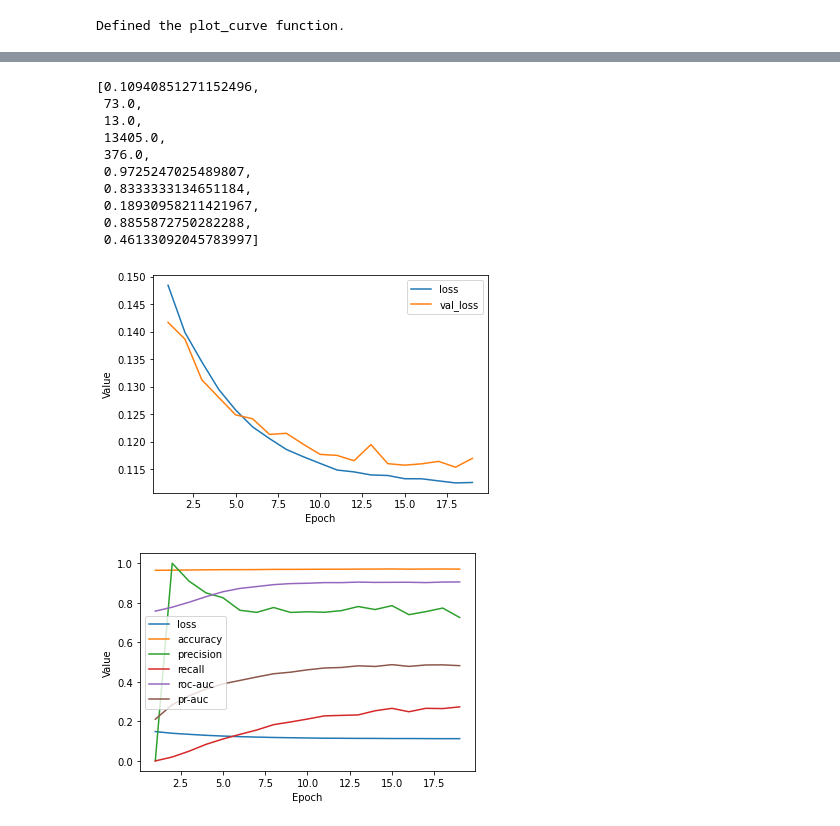
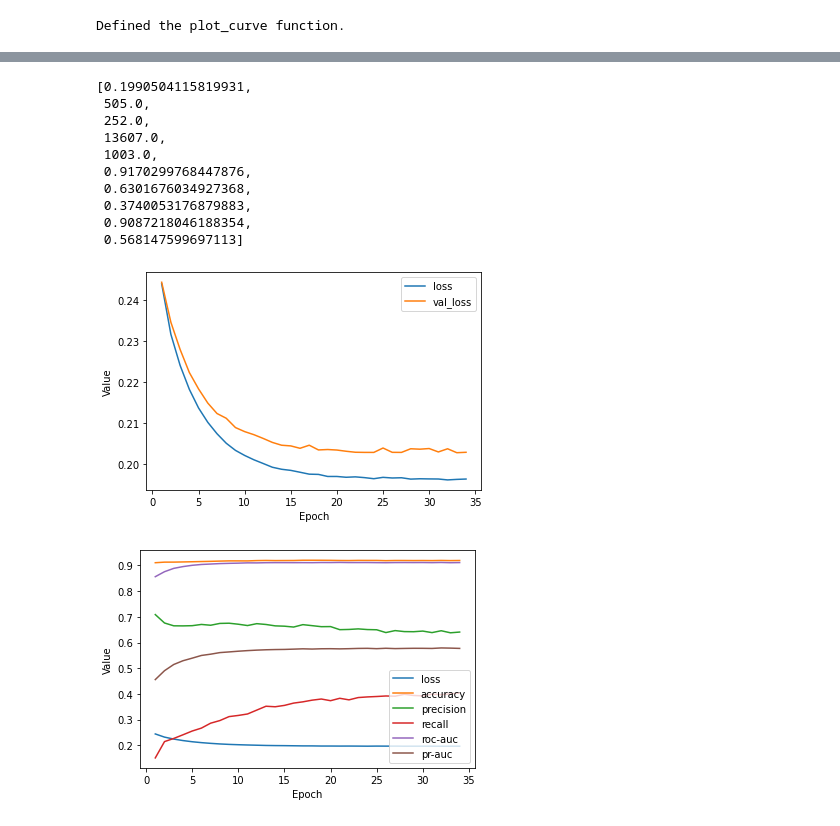
Before and after one commit to Bombbird2001/Windshear-Predictor, a Jupyter notebook: windshear_predictor.ipynb, the cells around one changed output, grey strips where cells are left out. Cells and saved outputs as stored; diff of their text form; code cells hidden in the pictures.

Commit message:
Added model results

```diff
--- a/windshear_predictor.ipynb
+++ b/windshear_predictor.ipynb
@@ -40,7 +40,7 @@ from matplotlib import pyplot as plt
 pd.options.display.max_rows = 10
 pd.options.display.float_format = "{:.2f}".format
 # %%
-airport = "RCSS"
+airport = "RCTP"
 
 train_df = pd.read_csv(airport + "/" + airport + "_train.csv")
 test_df = pd.read_csv(airport + "/" + airport + "_test.csv")
@@ -263,8 +263,8 @@ def get_initial_bias(train_set):
     neg_count = train_set.size - pos_count
     return np.log([pos_count / neg_count])
 # %%
-learning_rate = 0.0005
-epochs = 20
+learning_rate = 0.01
+epochs = 35
 batch_size = 100
 label_name = "ws"
 classification_threshold = 0.45
@@ -285,7 +285,7 @@ METRICS = [
 ]
 
 # Establish the model's topography.
-my_model = neural_model(learning_rate, feature_layer, METRICS, initial_bias=initial_bias)
+my_model = linear_model(learning_rate, feature_layer, METRICS, initial_bias=initial_bias)
 
 # Train the model on the training set.
 epochs, hist = train_model(my_model, train_df_norm, epochs,
@@ -323,12 +323,12 @@ Epoch 20/20
-[0.10940851271152496,
- 73.0,
- 13.0,
- 13405.0,
- 376.0,
- 0.9725247025489807,
- 0.8333333134651184,
- 0.18930958211421967,
- 0.8855872750282288,
- 0.46133092045783997]
+[0.1990504115819931,
+ 505.0,
+ 252.0,
+ 13607.0,
+ 1003.0,
+ 0.9170299768447876,
+ 0.6301676034927368,
+ 0.3740053176879883,
+ 0.9087218046188354,
+ 0.568147599697113]
-[figure, old version]
+[figure, new version]
-[figure, old version]
+[figure, new version]
```
Also changed, not shown: parts of 3 cells of this notebook, 2 other files.
